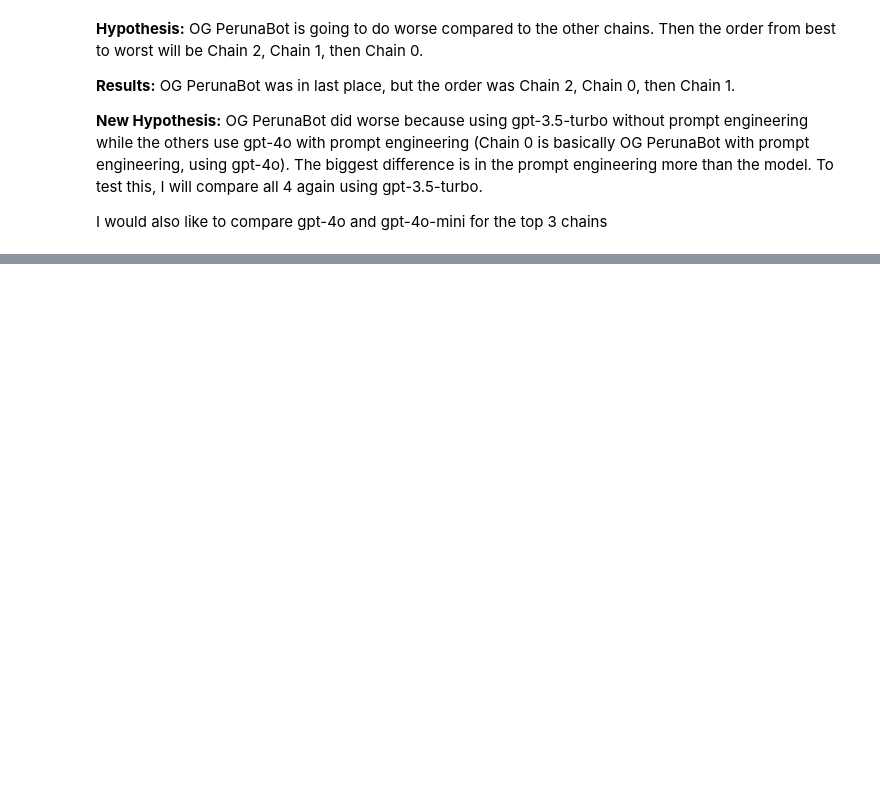
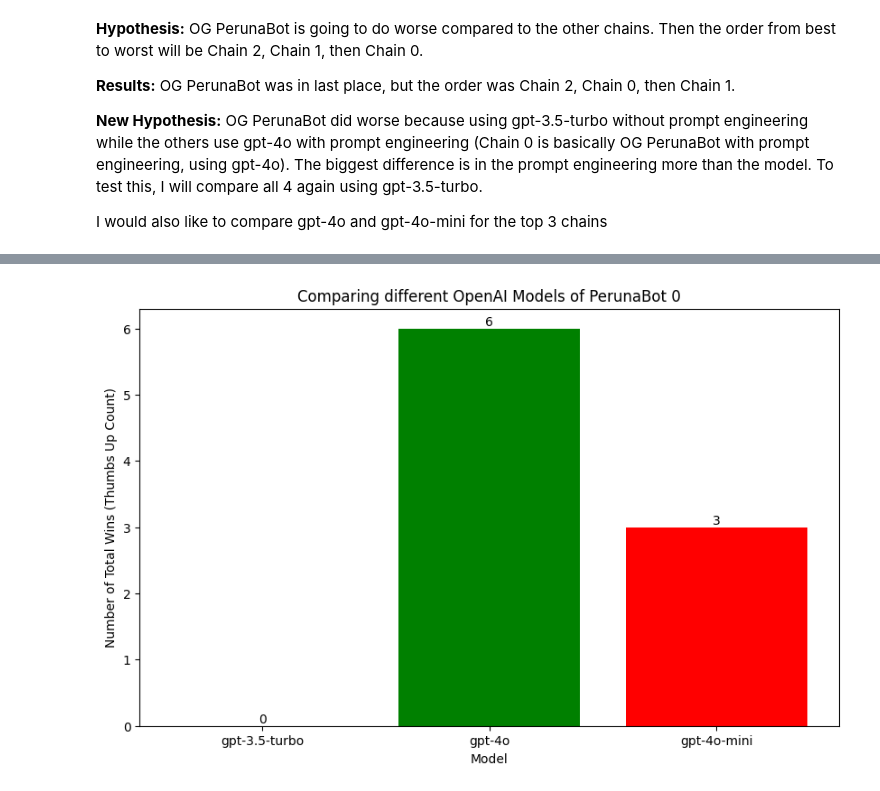
Before and after one commit to yawbtng/SURF-Project_Optimizing-PerunaBot, a Jupyter notebook: OpenAI_model_with_only_RAG/new_langsmith_evaluation.ipynb, the cells around one changed output, grey strips where cells are left out. Cells and saved outputs as stored; diff of their text form; code cells hidden in the pictures; blank space fills up the shorter version.

```diff
--- a/OpenAI_model_with_only_RAG/new_langsmith_evaluation.ipynb
+++ b/OpenAI_model_with_only_RAG/new_langsmith_evaluation.ipynb
@@ -829,0 +1292,28 @@ I would also like to compare gpt-4o and gpt-4o-mini for the top 3 chains
+# %%
+import matplotlib.pyplot as plt
+
+# Data with wins based on thumbs up
+overall_wins = {
+    "gpt-3.5-turbo": 0,
+    "gpt-4o": 6,
+    "gpt-4o-mini": 3,
+}
+
+# Extracting data
+chains = list(overall_wins.keys())
+thumbs_up_wins = list(overall_wins.values())
+
+# Plotting the data
+plt.figure(figsize=(10, 6))
+plt.bar(chains, thumbs_up_wins, color=['blue', 'green', 'red'])
+plt.xlabel('Model')
+plt.ylabel('Number of Total Wins (Thumbs Up Count)')
+
+# Add text annotations to the plot
+for i in range(len(chains)):
+    plt.text(i, thumbs_up_wins[i], str(thumbs_up_wins[i]), ha='center', va='bottom')
+
+plt.title('Comparing different OpenAI Models of PerunaBot 0')
+plt.show()
+# %% [output]
+[figure, added]
```
Also changed, not shown: parts of 27 cells of this notebook, 5 other files.
